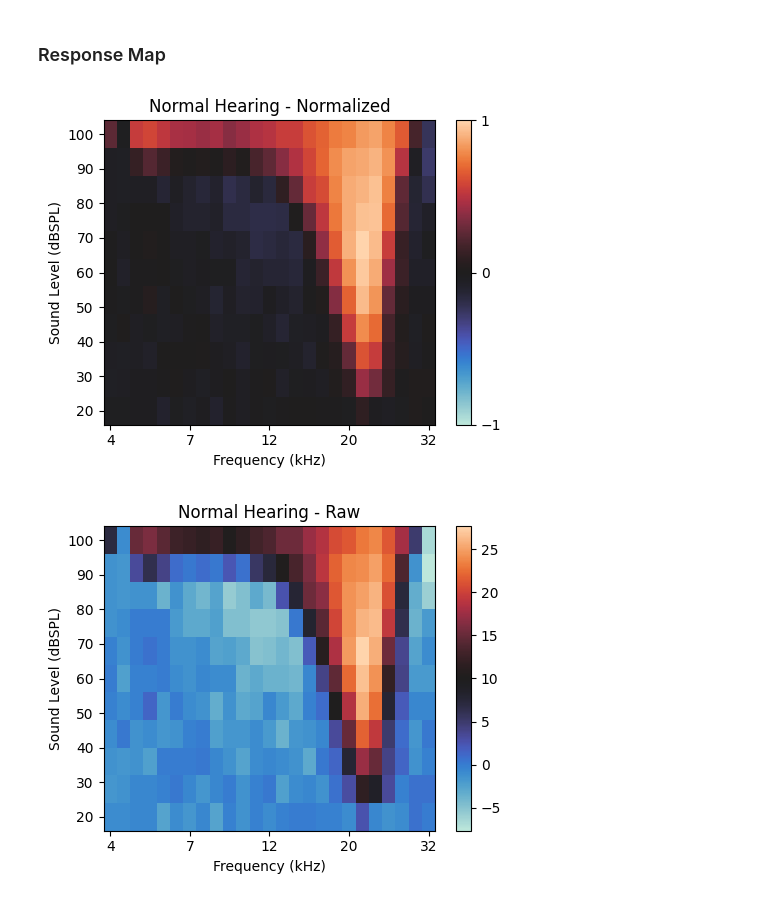
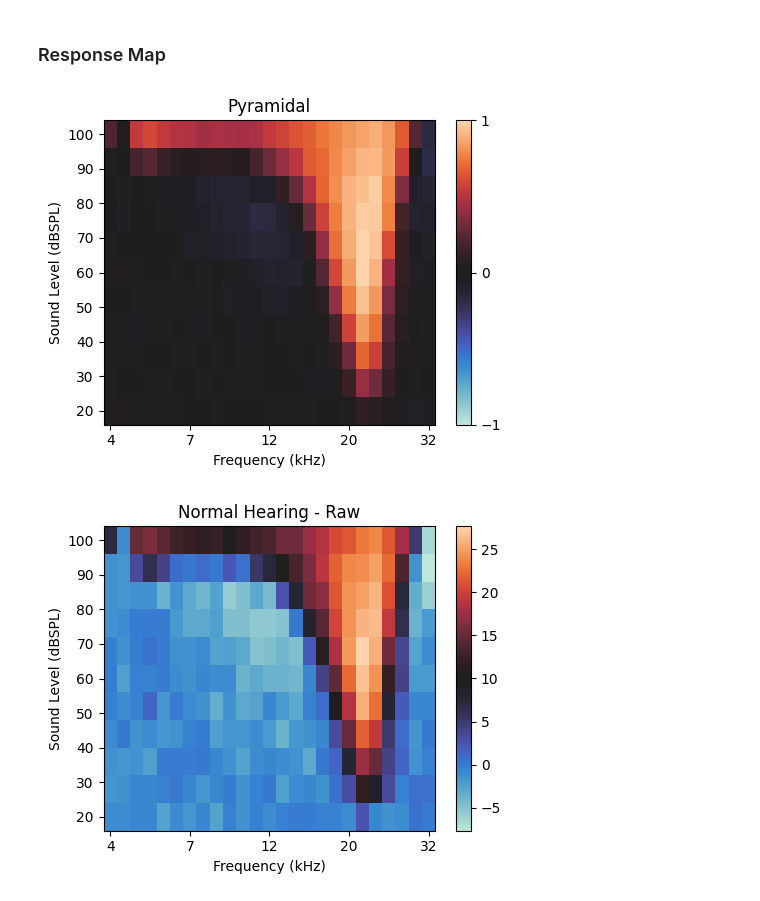
Before and after one commit to kedoxey/DCN_model, a Jupyter notebook: notebooks/SPC_network.ipynb, the cells around one changed output. Drawn from its saved outputs; the diff is of its cells as text; code cells hidden in the pictures.

```diff
--- a/notebooks/SPC_network.ipynb
+++ b/notebooks/SPC_network.ipynb
@@ -284,8 +323,8 @@ stimpar = {
 # %% [markdown]
 ### Response Map
 # %%
-results_od = pickle.load(open('/data/scrook/dcnmodel_scratch/output/response_maps-single_cell-simple_syns-25fs_11ls-3nreps-III/SPx0.00044_VPx0.0006/25fs_11dbs_22000cf-results_od.pkl', 'rb'))
-data_norm = pickle.load(open('/data/scrook/dcnmodel_scratch/output/response_maps-single_cell-simple_syns-25fs_11ls-3nreps-III/SPx0.00044_VPx0.0006/DATA-25fs_11dbs_22000cf-response_map-norm.pkl', 'rb'))
+results_od = pickle.load(open('/data/scrook/dcnmodel_scratch/output/SPC-22kHz-III-response_map/1cfs-25fs_11ls-10nreps/NORMAL/SPx0.00044_VPx0.0006_DPx0.002228-HFx1.0/results_od.pkl', 'rb'))
+data_norm = pickle.load(open('/data/scrook/dcnmodel_scratch/output/SPC-22kHz-III-response_map/1cfs-25fs_11ls-10nreps/NORMAL/SPx0.00044_VPx0.0006_DPx0.002228-HFx1.0/DATA-25fs_11dbs_22000cf-response_map-norm.pkl', 'rb'))
 # %%
 freqs = data_norm['freqs']
 freqs_log = data_norm['freqs_log']
@@ -293,27 +332,29 @@ levels = data_norm['levels']
 # %%
 cmap = sns.color_palette("icefire", as_cmap=True)
 # cmap = cm.twilight
 
 fig, axs = plt.subplots(1,1,figsize=(5,4))  #, layout='constrained')
 
 matrix = data_norm['matrix']
 # matrix_norm = 2*((matrix - np.min(matrix))/(np.max(matrix) - np.min(matrix))) - 1
 matrix_norm = matrix / np.max(np.abs(matrix))
 im = axs.pcolormesh(freqs_log, levels, matrix_norm, cmap=cmap, vmin=-1, vmax=1)
 axs.set_title('Normal')
 axs.set_ylabel('Sound Level (dBSPL)')
 axs.set_xticks([freqs_log[i] for i in [0, 6, 12, 18, 24]])
 axs.set_xticklabels([4, 7, 12, 20, 32])
 
 # title = 'Hearing Loss' if 'loss' in self.hearing else 'Normal Hearing'
-axs.set_title('Normal Hearing - Normalized')
+axs.set_title('Pyramidal')
 axs.set_xlabel('Frequency (kHz)')
 
 fig.colorbar(im, ticks=[-1,0,1])
 # fig.set_dpi(200)
 fig.tight_layout()
+# fig.savefig('SPC_III_22kHz-response_map.png', dpi=300)
+# fig.savefig('SPC_III_22kHz-response_map.pdf', dpi=300)
 # %% [output]
-[figure, old version]
+[figure, new version]
 # %%
 cmap = sns.color_palette("icefire", as_cmap=True)
 # cmap = cm.twilight
```
Also changed, not shown: parts of 32 cells of this notebook, 40 other files.
